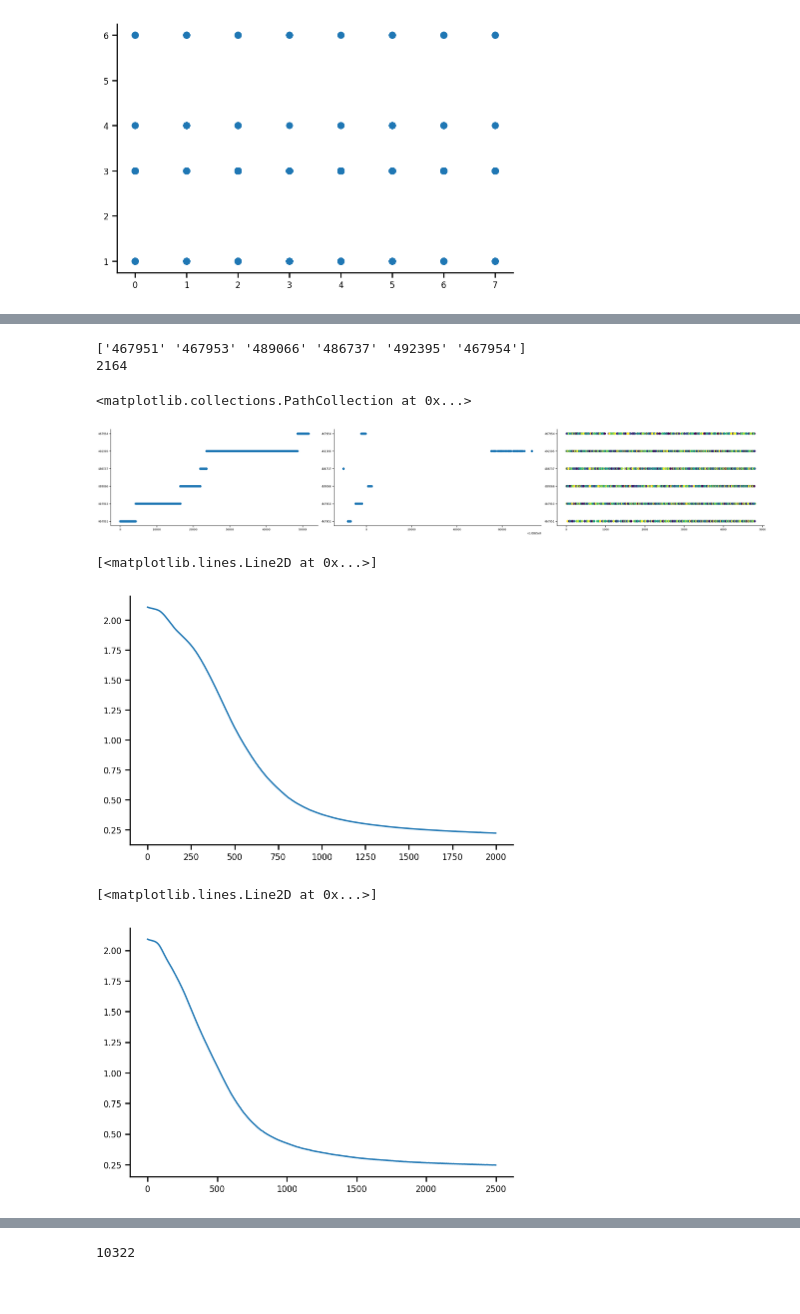
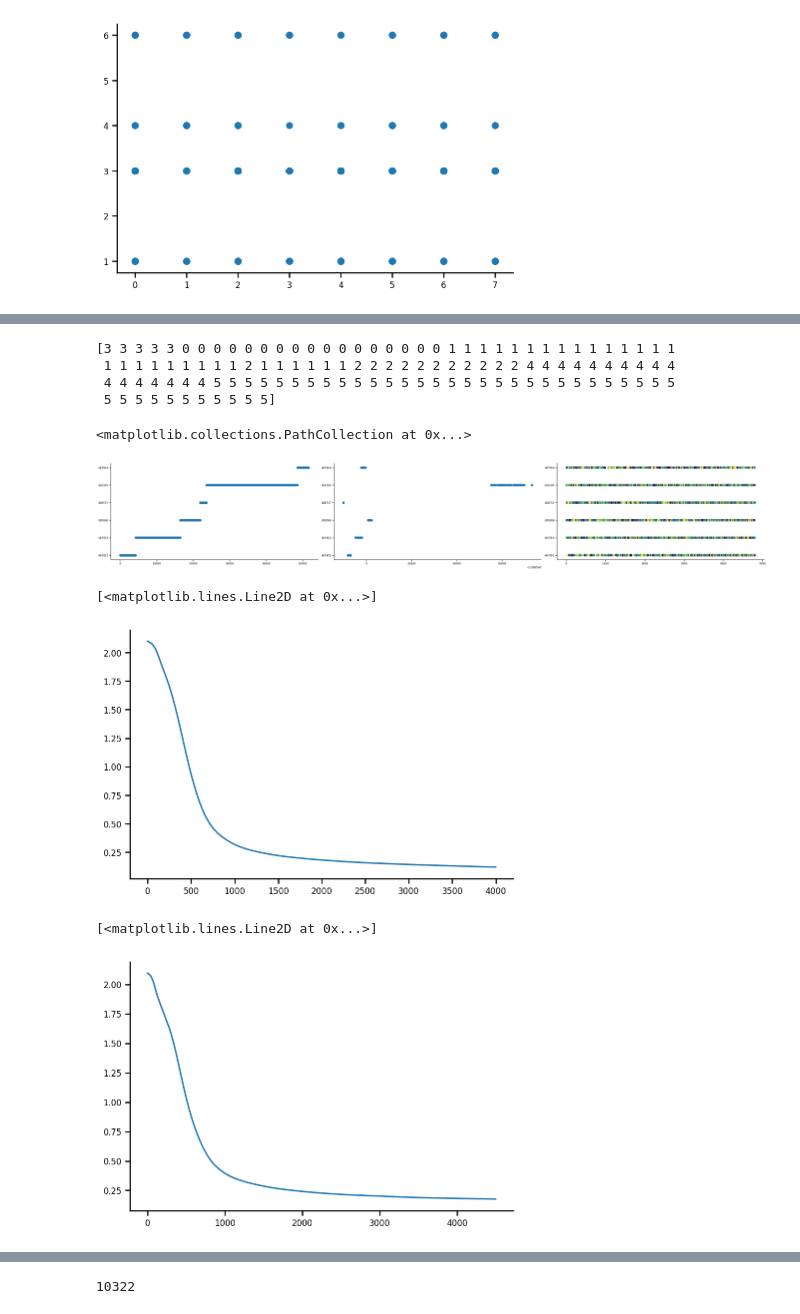
Before and after one commit to Akhilesh-K-Yadav/NMA-22-DL-Saltenas-Project, a Jupyter notebook: Saltenas.ipynb, the cells around one changed output, grey strips where cells are left out. Saved outputs shown, nothing was run; the diff lists cells and outputs as text; code cells hidden in the pictures.

Commit message:
v1.01 | Checked confusion matrix of our models and tried PCA to see if image_id was the deciding feature.

```diff
--- a/Saltenas.ipynb
+++ b/Saltenas.ipynb
@@ -467,23 +471,0 @@ torch.Size([8, 122])
-# %%
-#data selection version 2
-if 'cell_mean' not in vip_data.columns:
-  vip_data['cell_mean'] = vip_data.apply(lambda x: x.trace[evk_window].mean()-x.trace[bkg_window].mean(),axis=1)
-
-# for m, M in enumerate(vip_data.mouse_id.unique()):
-#   for i, I in enumerate(vip_data.image_index.unique()):
-#     for c, C in enumerate(vip_data.cell_specimen_id.unique()):
-#       tempset = vip_data[np.logical_and(vip_data.image_index==I,np.logical_and(vip_data.mouse_id==M,vip_data.cell_specimen_id==C))]
-
-cellU = vip_data.cell_specimen_id.unique()
-
-for s, S in enumerate(vip_data.stimulus_presentations_id.unique()):
-  for m, M in enumerate(vip_data.mouse_id.unique()):
-    tempset = vip_data[np.logical_and(vip_data.stimulus_presentations_id==S,vip_data.mouse_id==M)]
-
-print(cellU in tempset.cell_specimen_id)
-
-
-
-print(tempset.mouse_id)
-print(tempset.stimulus_presentations_id)
-print(tempset.cell_specimen_id)
@@ -546,19 +504,24 @@ full_data = full_data.pivot(index=['mouse_id','stimulus_presentations_id'],colum
 # %%
 fig,axes = plt.subplots(1,3,figsize=(30,5))
 axes[0].scatter(range(0,len(vip_data.mouse_id)),vip_data.mouse_id)
-print(vip_data.mouse_id.unique())
+#print(vip_data.mouse_id.unique())
 
 vip_data_grouped = vip_data.groupby(by=['mouse_id','cell_specimen_id'])
 
+_, cell_mouse = np.unique(vip_data.groupby(by='cell_specimen_id')['mouse_id'].describe()['top'].values,return_inverse='true')
+
+print(cell_mouse)
 
 axes[1].scatter(vip_data.cell_specimen_id,vip_data.mouse_id)
 
-print(len(vip_data.stimulus_presentations_id.unique()))
+#print(len(vip_data.stimulus_presentations_id.unique()))
 
 axes[2].scatter(vip_data.stimulus_presentations_id,vip_data.mouse_id,c=vip_data.image_index)
 # %% [output]
-['467951' '467953' '489066' '486737' '492395' '467954']
-2164
+[3 3 3 3 3 0 0 0 0 0 0 0 0 0 0 0 0 0 0 0 0 0 1 1 1 1 1 1 1 1 1 1 1 1 1 1 1
+ 1 1 1 1 1 1 1 1 1 2 1 1 1 1 1 1 2 2 2 2 2 2 2 2 2 2 2 4 4 4 4 4 4 4 4 4 4
+ 4 4 4 4 4 4 4 5 5 5 5 5 5 5 5 5 5 5 5 5 5 5 5 5 5 5 5 5 5 5 5 5 5 5 5 5 5
+ 5 5 5 5 5 5 5 5 5 5 5]
 <matplotlib.collections.PathCollection at 0x...>
 [figure]
 # %%
@@ -571,7 +534,7 @@ train_input = torch.Tensor(train_input).to(device)
 labels = torch.Tensor(train_labels).to(device)
 test_input = torch.Tensor(test_input).to(device)
 training_losses = []
-N_epochs = 2000
+N_epochs = 2500
 
 # Train it
 net.to(device)
@@ -653,7 +616,7 @@ net.eval()
 plt.plot(training_losses)
 # %% [output]
 [<matplotlib.lines.Line2D at 0x...>]
-[figure, old version]
+[figure, new version]
 # %%
 #NET with mouse ID
 net = Net(actv='LeakyReLU(0.1)', input_feature_num=128, hidden_unit_nums=[100, 10, 8], output_feature_num=8).to(DEVICE)
@@ -663,32 +626,36 @@ device = 'cuda'
 
 train_input_mouse = np.hstack((train_input, train_mouse_index))
 train_input_mouse = torch.Tensor(train_input_mouse).to(device)
 
 labels = torch.Tensor(train_labels).to(device)
 
 test_input_mouse = np.hstack((test_input, test_mouse_index))
 test_input_mouse = torch.Tensor(test_input_mouse).to(device)
 
 
 training_losses = []
-N_epochs = 2500
+N_epochs = 4500
 
 # Train it
 net.to(device)
 net.train()
 
 for i in tqdm(range(N_epochs)):
 
   optimizer.zero_grad()
+
+  #randomly shuffle cell
+  #train_input_sh = train_input_mouse[:,np.hstack((np.random.choice(122,122), np.arange(122,128)))]
+
   outputs = net(train_input_mouse)
   loss = criterion(outputs,labels)
   loss.backward()
   optimizer.step()
   training_losses += [loss.item()]
 
 net.eval()
 
 plt.plot(training_losses)
 # %% [output]
 [<matplotlib.lines.Line2D at 0x...>]
-[figure, old version]
+[figure, new version]
```
Also changed, not shown: parts of 9 cells of this notebook.
